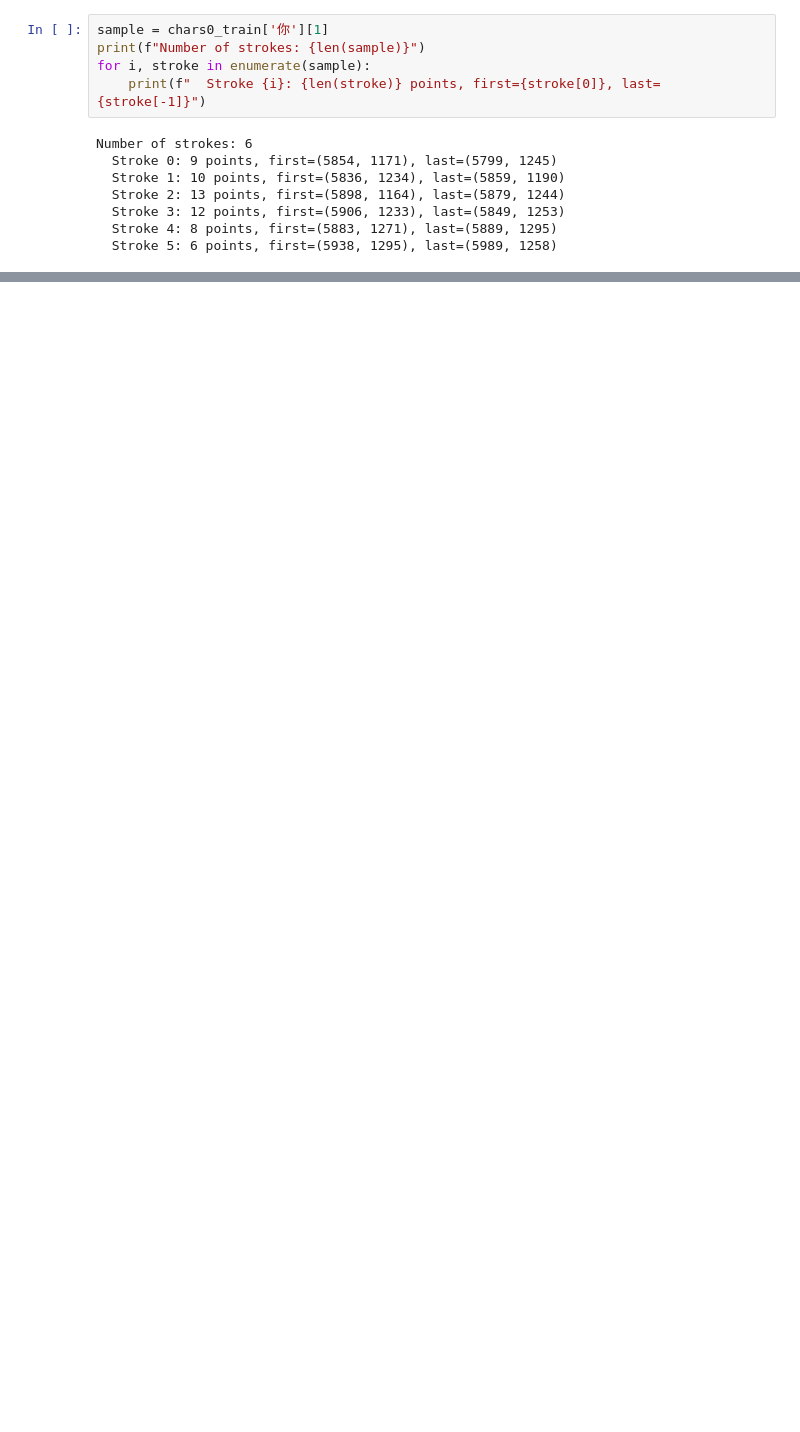
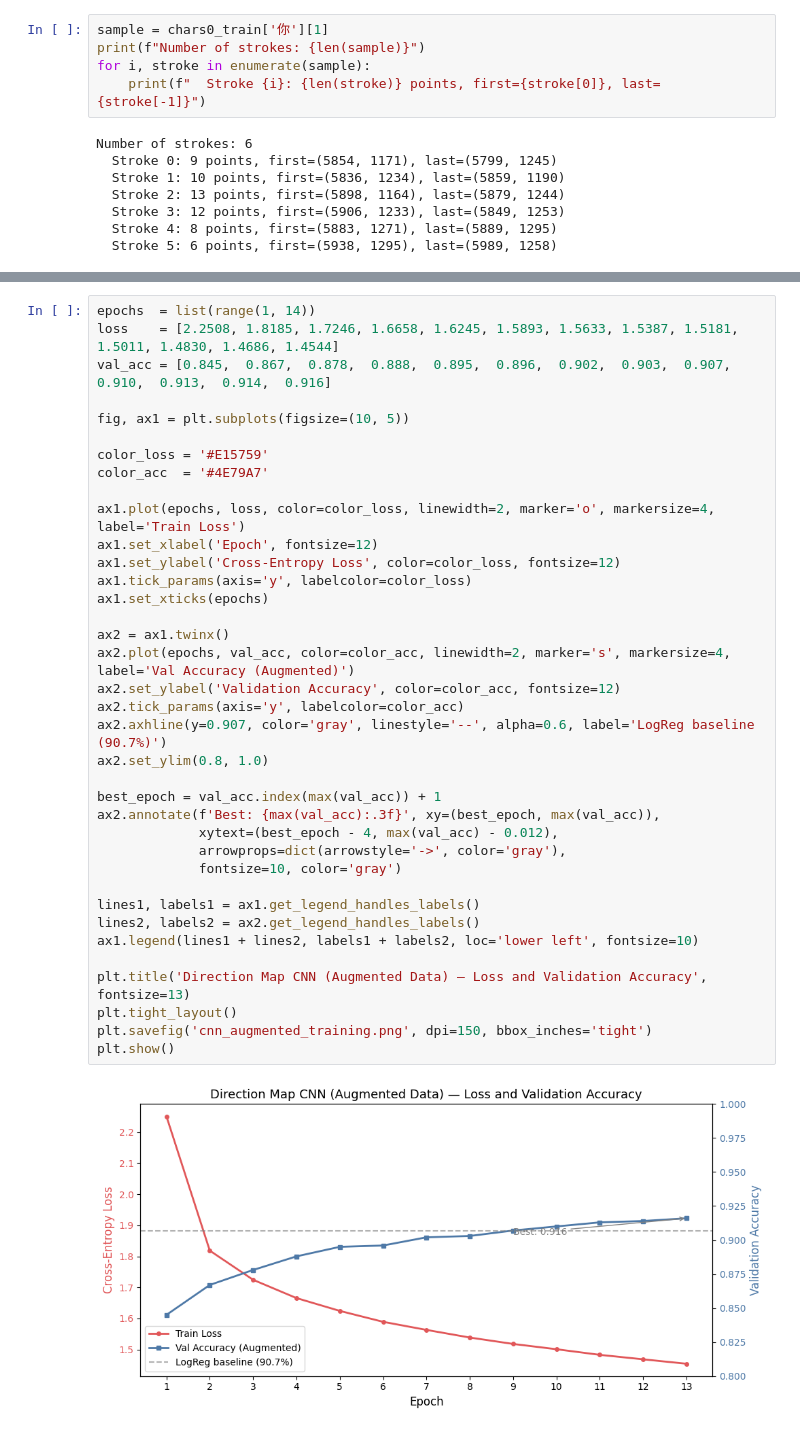
Before and after one commit to DontBlink113/CS229_Final_Project, a Jupyter notebook: casia_ML.ipynb, the cells around one changed output, grey strips where cells are left out. Saved outputs shown, nothing was run; the diff lists cells and outputs as text; blank space fills up the shorter version.

```diff
--- a/casia_ML.ipynb
+++ b/casia_ML.ipynb
@@ -614,0 +885,39 @@ print(f"\nbest val acc: {best_val_acc:.3f}")
+# %%
+epochs  = list(range(1, 14))
+loss    = [2.2508, 1.8185, 1.7246, 1.6658, 1.6245, 1.5893, 1.5633, 1.5387, 1.5181, 1.5011, 1.4830, 1.4686, 1.4544]
+val_acc = [0.845,  0.867,  0.878,  0.888,  0.895,  0.896,  0.902,  0.903,  0.907,  0.910,  0.913,  0.914,  0.916]
+
+fig, ax1 = plt.subplots(figsize=(10, 5))
+
+color_loss = '#E15759'
+color_acc  = '#4E79A7'
+
+ax1.plot(epochs, loss, color=color_loss, linewidth=2, marker='o', markersize=4, label='Train Loss')
+ax1.set_xlabel('Epoch', fontsize=12)
+ax1.set_ylabel('Cross-Entropy Loss', color=color_loss, fontsize=12)
+ax1.tick_params(axis='y', labelcolor=color_loss)
+ax1.set_xticks(epochs)
+
+ax2 = ax1.twinx()
+ax2.plot(epochs, val_acc, color=color_acc, linewidth=2, marker='s', markersize=4, label='Val Accuracy (Augmented)')
+ax2.set_ylabel('Validation Accuracy', color=color_acc, fontsize=12)
+ax2.tick_params(axis='y', labelcolor=color_acc)
+ax2.axhline(y=0.907, color='gray', linestyle='--', alpha=0.6, label='LogReg baseline (90.7%)')
+ax2.set_ylim(0.8, 1.0)
+
+best_epoch = val_acc.index(max(val_acc)) + 1
+ax2.annotate(f'Best: {max(val_acc):.3f}', xy=(best_epoch, max(val_acc)),
+             xytext=(best_epoch - 4, max(val_acc) - 0.012),
+             arrowprops=dict(arrowstyle='->', color='gray'),
+             fontsize=10, color='gray')
+
+lines1, labels1 = ax1.get_legend_handles_labels()
+lines2, labels2 = ax2.get_legend_handles_labels()
+ax1.legend(lines1 + lines2, labels1 + labels2, loc='lower left', fontsize=10)
+
+plt.title('Direction Map CNN (Augmented Data) — Loss and Validation Accuracy', fontsize=13)
+plt.tight_layout()
+plt.savefig('cnn_augmented_training.png', dpi=150, bbox_inches='tight')
+plt.show()
+# %% [output]
+[figure, added]
```
Also changed, not shown: parts of 16 cells of this notebook.
